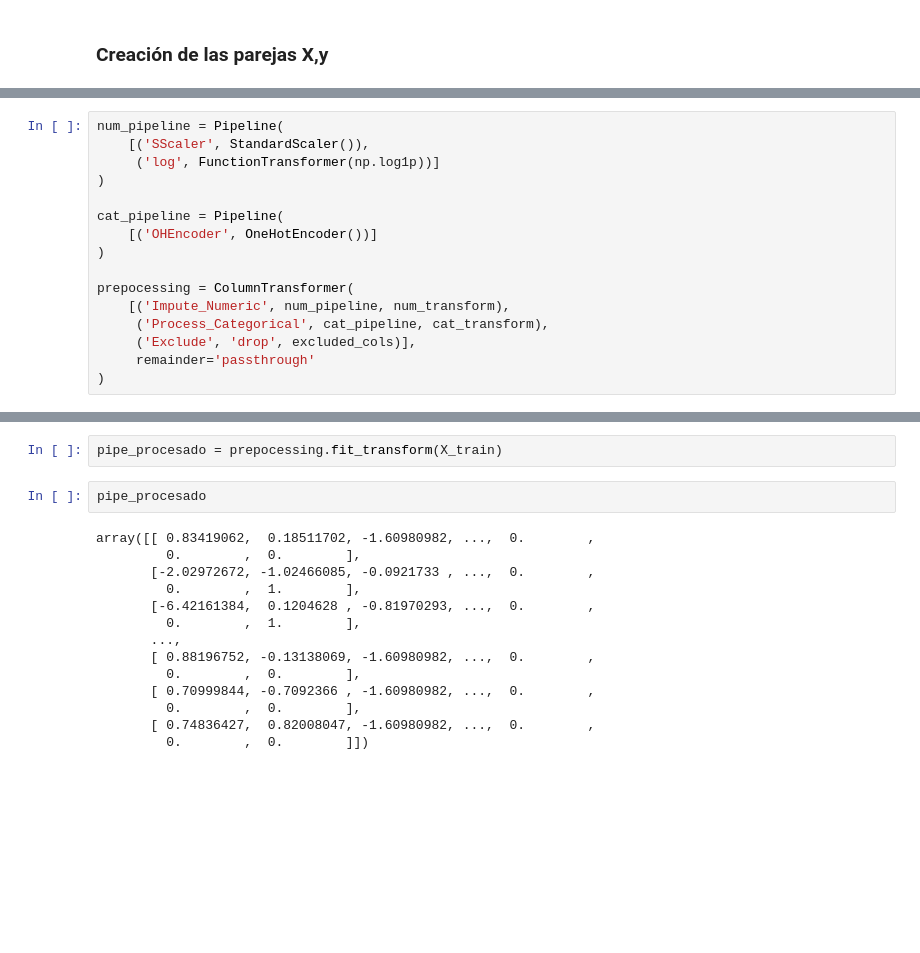
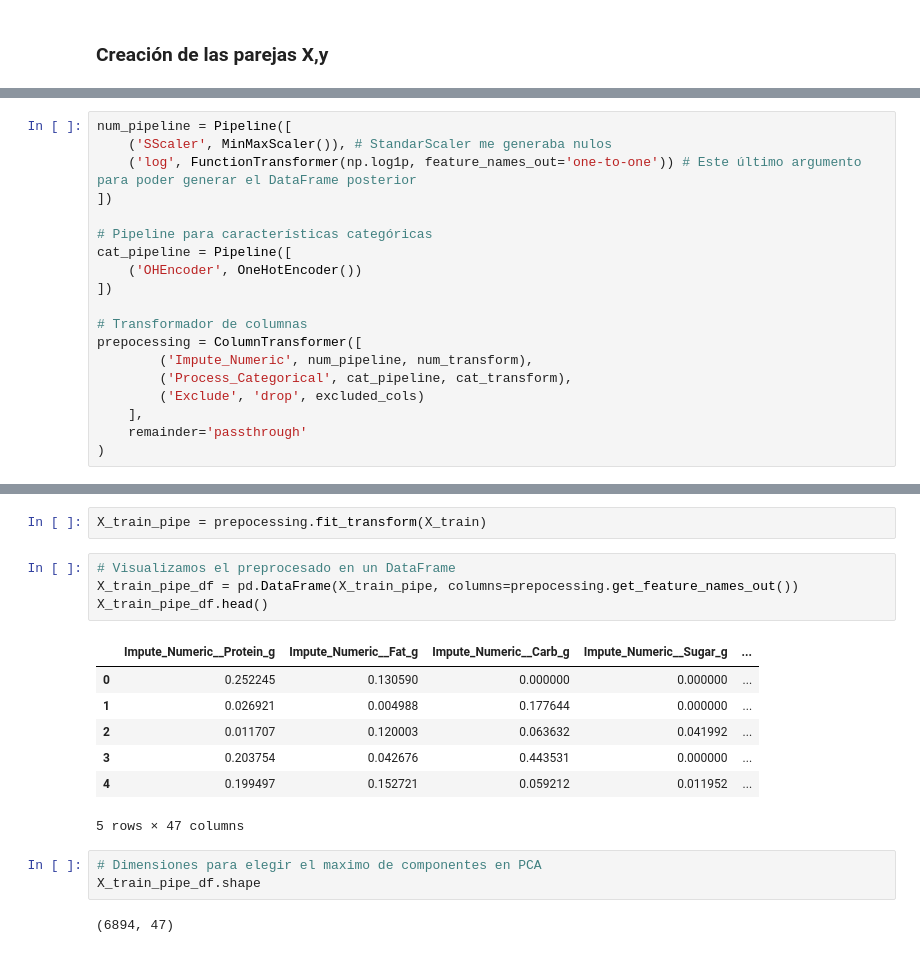
Before and after one commit to somm14/Pipelines_practica, a Jupyter notebook: modelo_regresion.ipynb, the cells around one changed output, grey strips where cells are left out. Cells and saved outputs as stored; diff of their text form; blank space fills up the shorter version.

```diff
--- a/modelo_regresion.ipynb
+++ b/modelo_regresion.ipynb
@@ -270,16 +279,19 @@ y_test = test_rg[target]
 # %%
-num_pipeline = Pipeline(
-    [('SScaler', StandardScaler()),
-     ('log', FunctionTransformer(np.log1p))]
+num_pipeline = Pipeline([
+    ('SScaler', MinMaxScaler()), # StandarScaler me generaba nulos
+    ('log', FunctionTransformer(np.log1p, feature_names_out='one-to-one')) # Este último argumento para poder generar el DataFrame posterior
+])
+
+# Pipeline para características categóricas
+cat_pipeline = Pipeline([
+    ('OHEncoder', OneHotEncoder())
+])
+
+# Transformador de columnas
+prepocessing = ColumnTransformer([
+        ('Impute_Numeric', num_pipeline, num_transform),
+        ('Process_Categorical', cat_pipeline, cat_transform),
+        ('Exclude', 'drop', excluded_cols)
+    ],
+    remainder='passthrough'
 )
-
-cat_pipeline = Pipeline(
-    [('OHEncoder', OneHotEncoder())]
-)
-
-prepocessing = ColumnTransformer(
-    [('Impute_Numeric', num_pipeline, num_transform),
-     ('Process_Categorical', cat_pipeline, cat_transform),
-     ('Exclude', 'drop', excluded_cols)],
-     remainder='passthrough'
-)
@@ -286,18 +318,19 @@ prepocessing = ColumnTransformer(
 # %%
-pipe_procesado = prepocessing.fit_transform(X_train)
+X_train_pipe = prepocessing.fit_transform(X_train)
-# %%
-pipe_procesado
-# %% [output]
-array([[ 0.83419062,  0.18511702, -1.60980982, ...,  0.        ,
-         0.        ,  0.        ],
-       [-2.02972672, -1.02466085, -0.0921733 , ...,  0.        ,
-         0.        ,  1.        ],
-       [-6.42161384,  0.1204628 , -0.81970293, ...,  0.        ,
-         0.        ,  1.        ],
-       ...,
-       [ 0.88196752, -0.13138069, -1.60980982, ...,  0.        ,
-         0.        ,  0.        ],
-       [ 0.70999844, -0.7092366 , -1.60980982, ...,  0.        ,
-         0.        ,  0.        ],
-       [ 0.74836427,  0.82008047, -1.60980982, ...,  0.        ,
-         0.        ,  0.        ]])
+# %%
+# Visualizamos el preprocesado en un DataFrame
+X_train_pipe_df = pd.DataFrame(X_train_pipe, columns=prepocessing.get_feature_names_out())
+X_train_pipe_df.head()
+# %% [output]
+|  | Impute_Numeric__Protein_g | Impute_Numeric__Fat_g | Impute_Numeric__Carb_g | Impute_Numeric__Sugar_g | ... |
+| 0 | 0.252245 | 0.130590 | 0.000000 | 0.000000 | ... |
+| 1 | 0.026921 | 0.004988 | 0.177644 | 0.000000 | ... |
+| 2 | 0.011707 | 0.120003 | 0.063632 | 0.041992 | ... |
+| 3 | 0.203754 | 0.042676 | 0.443531 | 0.000000 | ... |
+| 4 | 0.199497 | 0.152721 | 0.059212 | 0.011952 | ... |
+5 rows × 47 columns
+# %%
+# Dimensiones para elegir el maximo de componentes en PCA
+X_train_pipe_df.shape
+# %% [output]
+(6894, 47)
```
Also changed, not shown: parts of 10 cells of this notebook.
